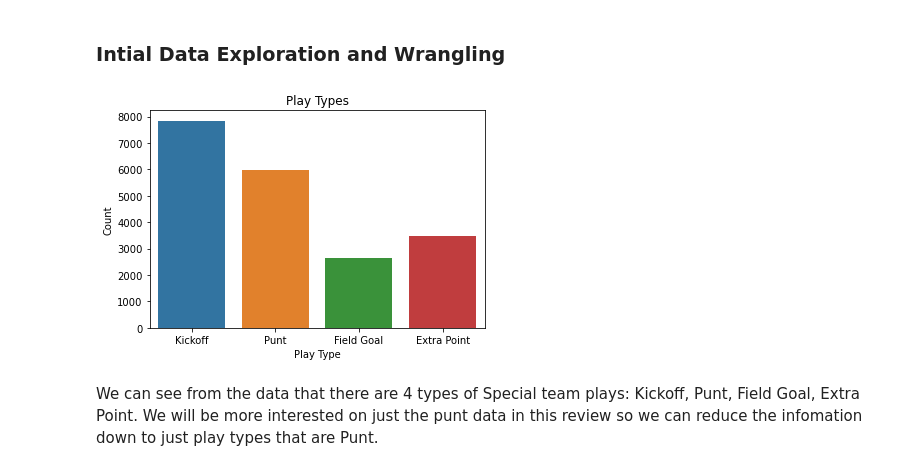
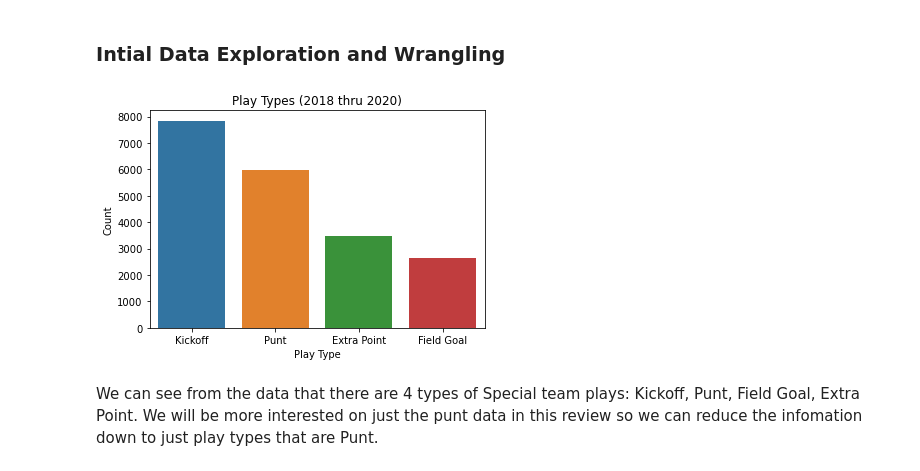
Before and after one commit to dkrejcarek/punt_analysis, a Jupyter notebook: Part_I_exploration_template.ipynb, the cells around one changed output. Drawn from its saved outputs; the diff is of its cells as text; code cells hidden in the pictures.

```diff
--- a/Part_I_exploration_template.ipynb
+++ b/Part_I_exploration_template.ipynb
@@ -195,12 +195,15 @@ BASE_COLOR = sb.color_palette()[0]
 # %% [markdown]
 ### Intial Data Exploration and Wrangling
 # %%
-sb.countplot(data = plays, x = 'specialTeamsPlayType')
-plt.title('Play Types')
+# determine the order based on the most to leaast since these are not ordered
+order = plays.specialTeamsPlayType.value_counts().index
+
+sb.countplot(data = plays, x = 'specialTeamsPlayType', order = order)
+plt.title('Play Types (2018 thru 2020)')
 plt.xlabel('Play Type')
 plt.ylabel('Count');
 # %% [output]
-[figure, old version]
+[figure, new version]
 # %% [markdown]
 We can see from the data that there are 4 types of Special team plays: Kickoff, Punt, Field Goal, Extra Point.  We will be more interested on just the punt data in this review so we can reduce the infomation down to just play types that are Punt.
 # %%
```
Also changed, not shown: parts of 18 cells of this notebook.
